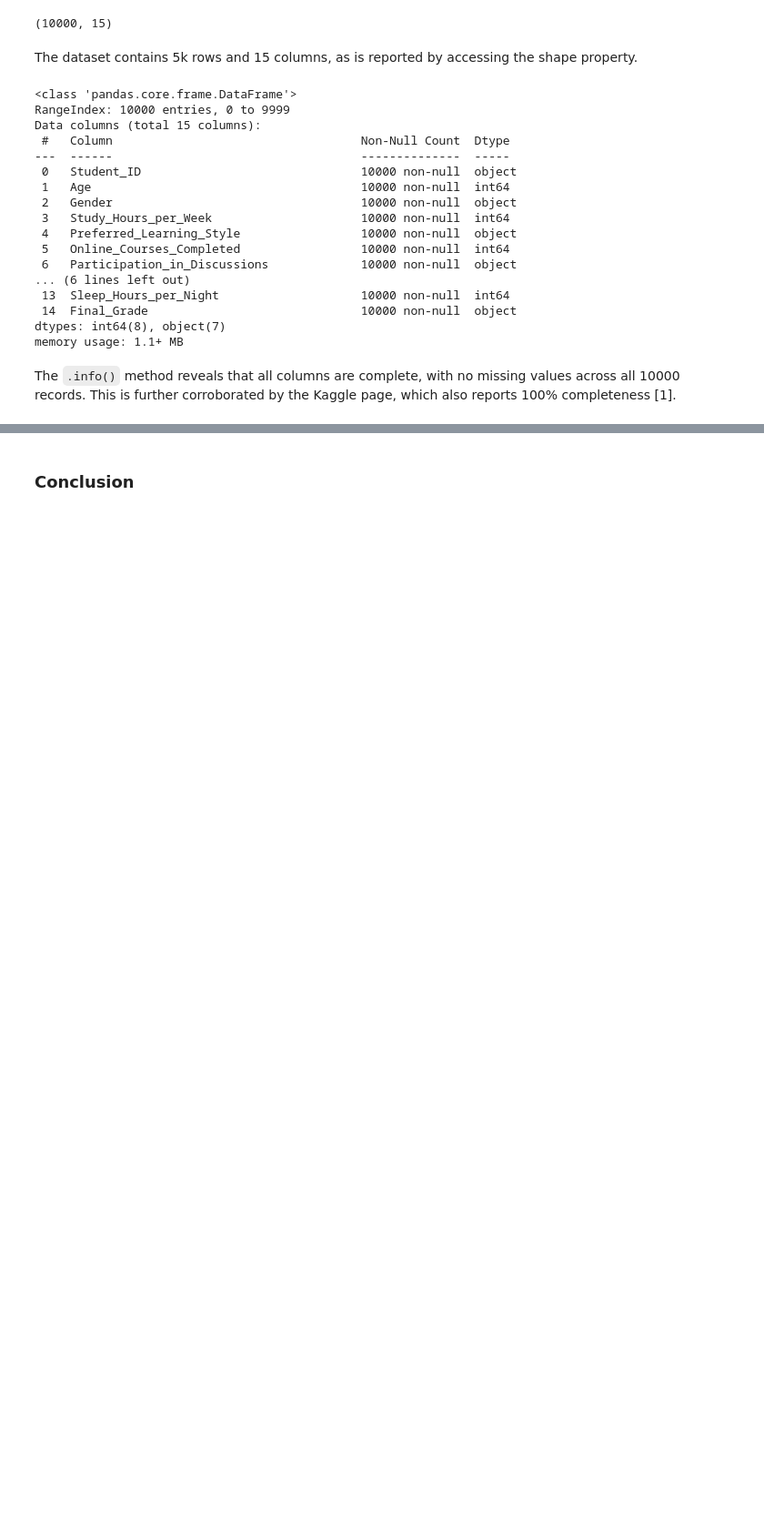
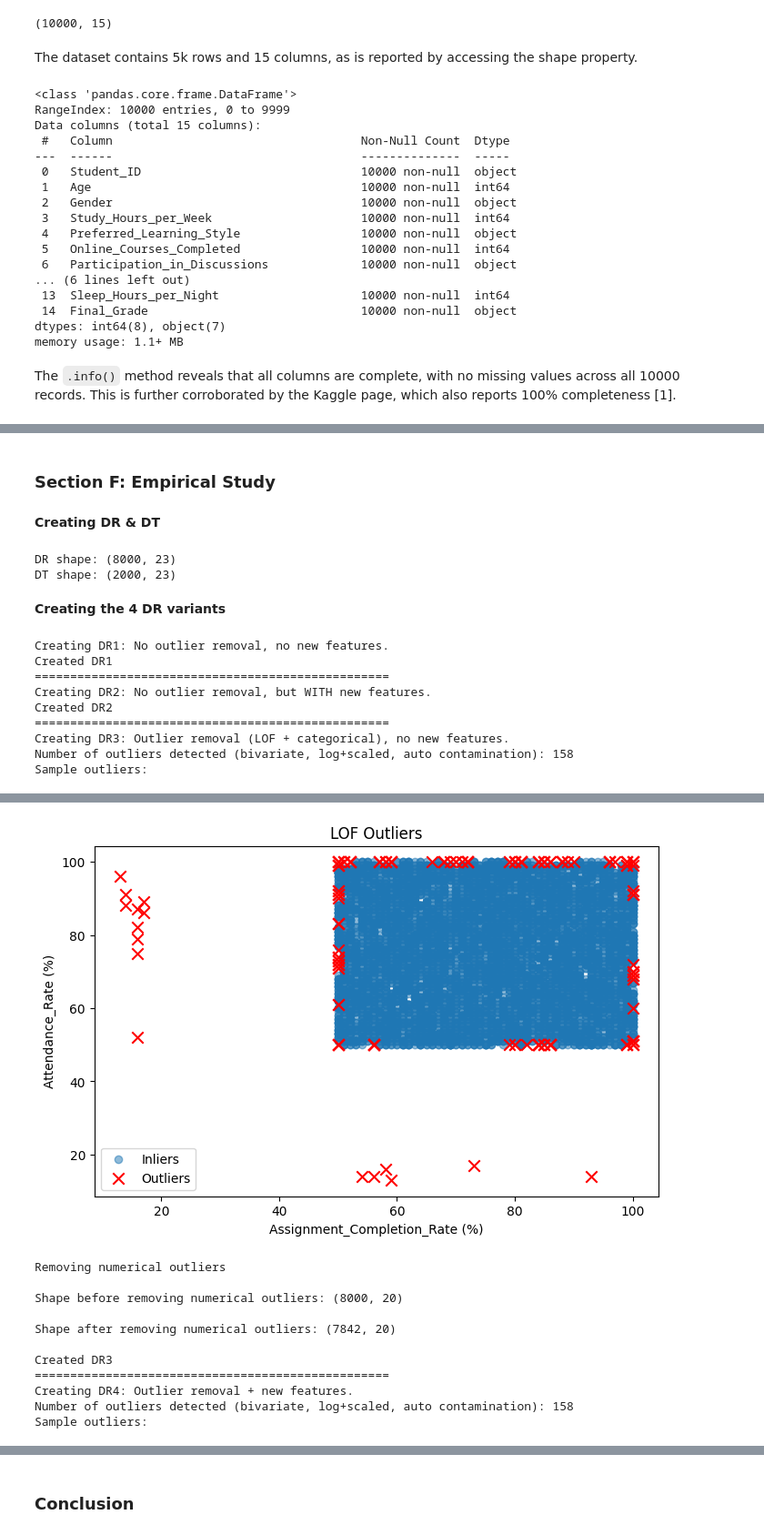
Before and after one commit to jghoshh/csi4142_a3, a Jupyter notebook: a3_p2.ipynb, the cells around one changed output, grey strips where cells are left out. Shown at 91% size. Drawn from its saved outputs; the diff is of its cells as text; code cells hidden in the pictures; blank space fills up the shorter version.

```diff
--- a/a3_p2.ipynb
+++ b/a3_p2.ipynb
@@ -132,0 +750,67 @@ df['Study_Efficiency'] = df['Exam_Score'] / df['Study_Hours_per_Week']
+# %% [markdown]
+### **Section F: Empirical Study**
+# %% [markdown]
+**Creating DR & DT**
+# %%
+# Splitting the total dataset
+# Taking 80% for DR, 20% for DT
+DR, DT = train_test_split(df, test_size=0.2, random_state=42)
+print("DR shape:", DR.shape)
+print("DT shape:", DT.shape)
+# %% [output]
+DR shape: (8000, 23)
+DT shape: (2000, 23)
+# %% [markdown]
+**Creating the 4 DR variants**
+# %%
+# Define columns that we're dropping from DR and DT
+# These are the columns that are extra from one-hot encoding
+cols_to_drop = ["Gender", "Preferred_Learning_Style", "Self_Reported_Stress_Level"]
+
+print("Creating DR1: No outlier removal, no new features.")
+DR1 = DR.copy()
+DR1.drop(columns=cols_to_drop, inplace=True, errors="ignore")
+print("Created DR1")
+print("="*50)
+
+print("Creating DR2: No outlier removal, but WITH new features.")
+DR2 = DR.copy()
+DR2.drop(columns=cols_to_drop, inplace=True, errors="ignore")
+DR2 = add_aggregated_features(DR2)
+print("Created DR2")
+print("="*50)
+
+print("Creating DR3: Outlier removal (LOF + categorical), no new features.")
+DR3 = DR.copy()
+DR3.drop(columns=cols_to_drop, inplace=True, errors="ignore")
+DR3 = remove_outliers(DR3)
+print("Created DR3")
+print("="*50)
+
+print("Creating DR4: Outlier removal + new features.")
+DR4 = DR.copy()
+DR4.drop(columns=cols_to_drop, inplace=True, errors="ignore")
+DR4 = remove_outliers(DR4)
+DR4 = add_aggregated_features(DR4)
+print("Created DR4")
+print("="*50)
+
+# Also drop these columns from DT for consistency
+DT.drop(columns=cols_to_drop, inplace=True, errors="ignore")
+
+print("Shapes after dropping columns:")
+print("DR1 shape:", DR1.shape)
+print("DR2 shape:", DR2.shape)
+print("DR3 shape:", DR3.shape)
+print("DR4 shape:", DR4.shape)
+print("DT shape:", DT.shape)
+# %% [output]
+Creating DR1: No outlier removal, no new features.
+Created DR1
+==================================================
+Creating DR2: No outlier removal, but WITH new features.
+Created DR2
+==================================================
+Creating DR3: Outlier removal (LOF + categorical), no new features.
+Number of outliers detected (bivariate, log+scaled, auto contamination): 158
+Sample outliers:
@@ -132,0 +823,12 @@ df['Study_Efficiency'] = df['Exam_Score'] / df['Study_Hours_per_Week']
+[figure, added]
+Removing numerical outliers
+
+Shape before removing numerical outliers: (8000, 20)
+
+Shape after removing numerical outliers: (7842, 20)
+
+Created DR3
+==================================================
+Creating DR4: Outlier removal + new features.
+Number of outliers detected (bivariate, log+scaled, auto contamination): 158
+Sample outliers:
```
Also changed, not shown: parts of 84 cells of this notebook.
